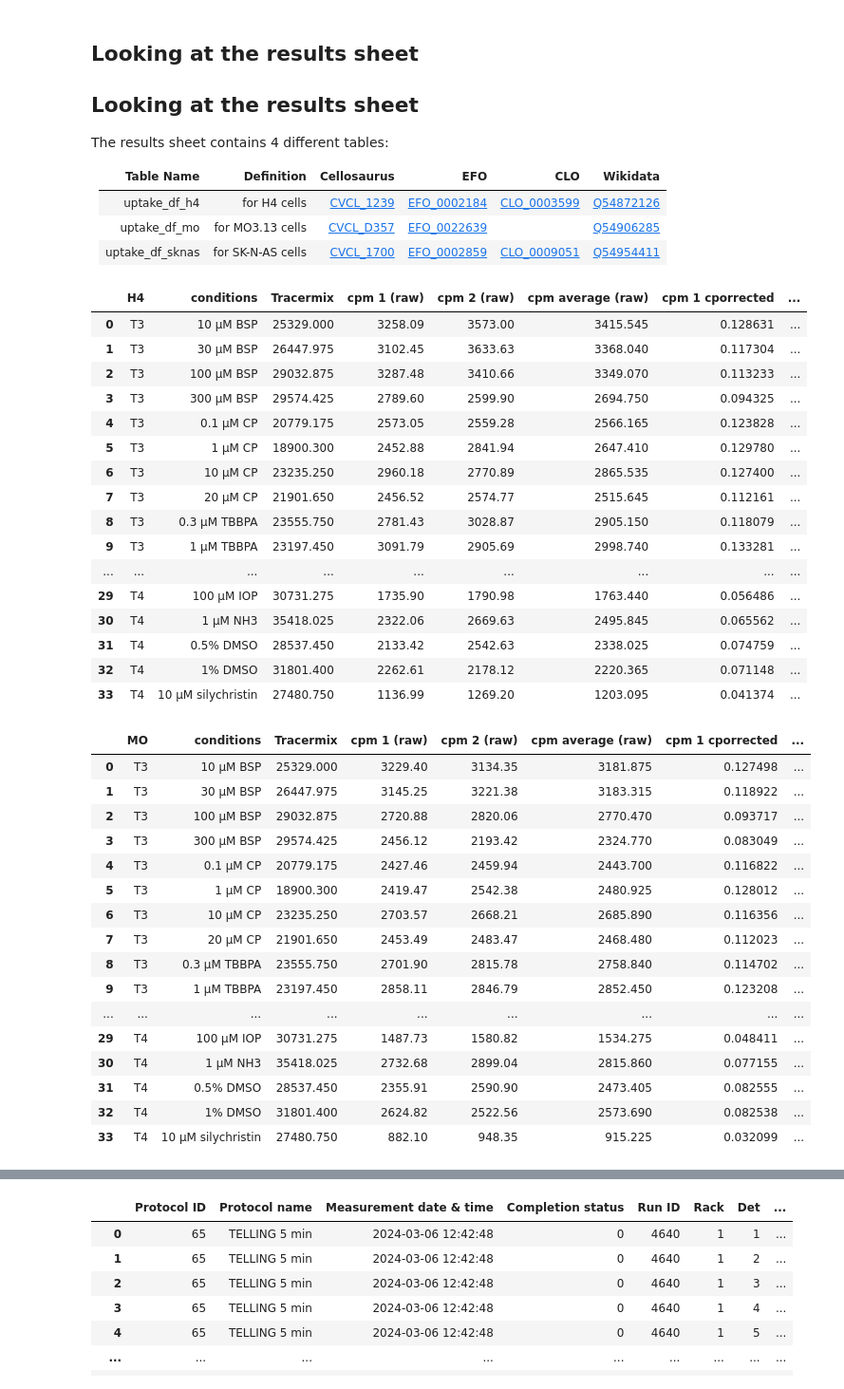
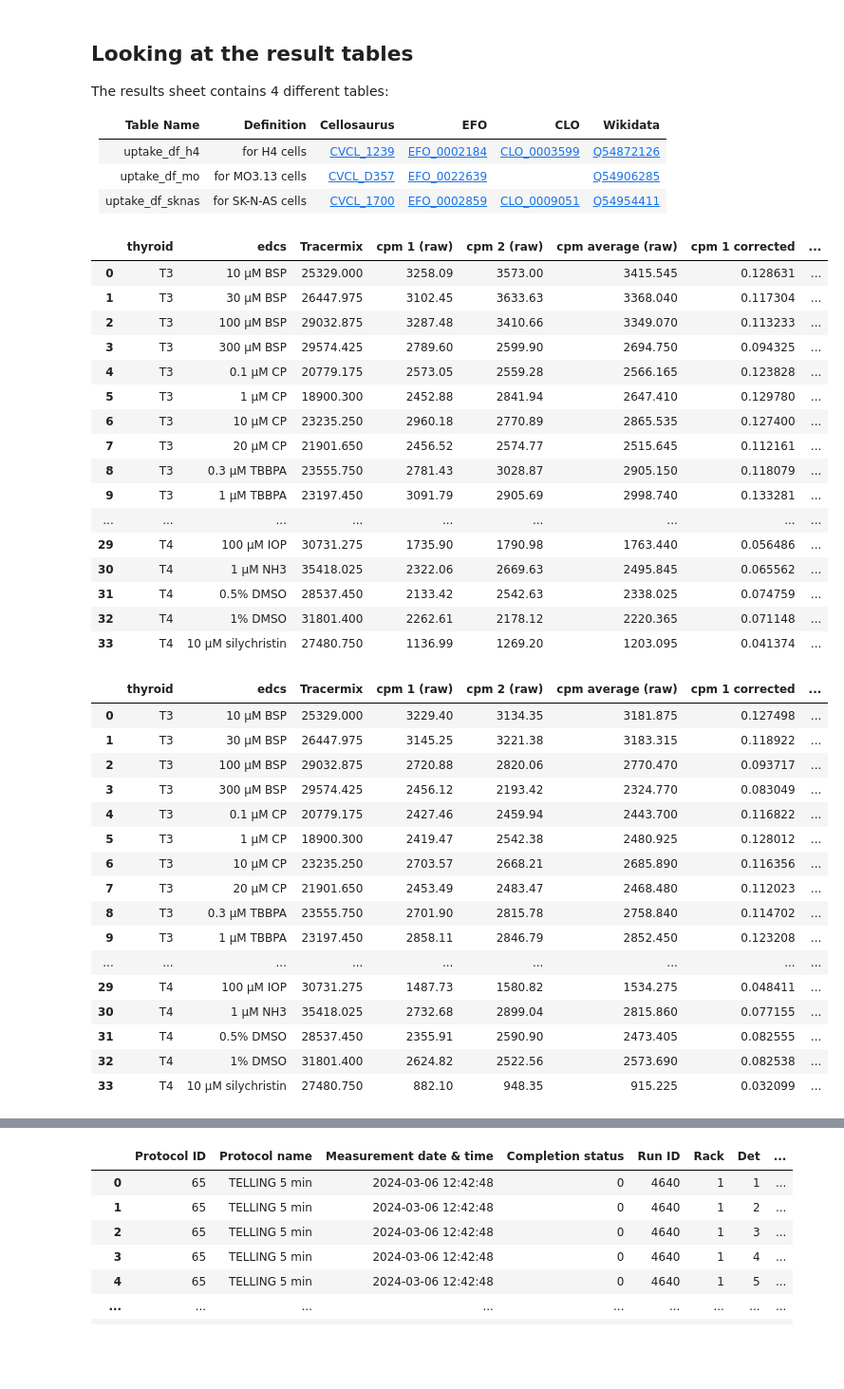
Before and after one commit to jmillanacosta/VHP4Safety2.4_1.1, a Jupyter notebook: 00_explore_uptake.ipynb, the cells around one changed output, grey strips where cells are left out. Shown: that part at 95% size. Saved outputs shown, nothing was run; the diff lists cells and outputs as text; code cells hidden in the pictures; blank space fills up the shorter version.

```diff
--- a/00_explore_uptake.ipynb
+++ b/00_explore_uptake.ipynb
@@ -21,10 +22,10 @@
 # %%
 import pandas as pd
 import numpy as np
+# %%
+columns = ["thyroid", "edcs", "Tracermix", "cpm 1 (raw)", "cpm 2 (raw)", "cpm average (raw)", "cpm 1 corrected", "cpm 2 corrected", "average cpm corrected", "%uptake 1 tov DMSO", "%uptake 2 tov DMSO", "avg %uptake", "std %uptake"]
 # %% [markdown]
-## Looking at the results sheet
-
-## Looking at the results sheet
+## Looking at the result tables
 
 The results sheet contains 4 different tables:
 
@@ -35,18 +36,18 @@ The results sheet contains 4 different tables:
 | uptake_df_sknas| for SK-N-AS cells | [CVCL_1700](https://www.cellosaurus.org/CVCL_1700) | [EFO_0002859](http://www.ebi.ac.uk/efo/EFO_0002859) | [CLO_0009051](http://purl.obolibrary.org/obo/CLO_0009051) | [Q54954411](https://www.wikidata.org/wiki/Q54954411) |
 # %%
 uptake_df_h4 = pd.read_excel(
-    "/home/javi/code/VHP4SAFETY/WP24_to_WP11/data/20240306_CP_TBBPA_BSP_NH3_IOP.xlsx",
+    "data/20240306_ CP_TBBPA_BSP_NH3_IOP.xlsx",
     sheet_name="uptake 06-03",
     skiprows=6,
     header=0,
     usecols="I:U",
     nrows=35
 )
-uptake_df_h4.rename(columns={uptake_df_h4.columns[1]: "conditions"}, inplace=True)
-uptake_df_h4["H4"].fillna(method="ffill", inplace=True)
+uptake_df_h4.columns = columns
+uptake_df_h4["thyroid"].fillna(method="ffill", inplace=True)
 uptake_df_h4
 # %% [output]
-|  | H4 | conditions | Tracermix | cpm 1 (raw) | cpm 2 (raw) | cpm average (raw) | cpm 1 cporrected | ... |
+|  | thyroid | edcs | Tracermix | cpm 1 (raw) | cpm 2 (raw) | cpm average (raw) | cpm 1 corrected | ... |
 | 0 | T3 | 10 µM BSP | 25329.000 | 3258.09 | 3573.00 | 3415.545 | 0.128631 | ... |
 | 1 | T3 | 30 µM BSP | 26447.975 | 3102.45 | 3633.63 | 3368.040 | 0.117304 | ... |
 | 2 | T3 | 100 µM BSP | 29032.875 | 3287.48 | 3410.66 | 3349.070 | 0.113233 | ... |
@@ -65,18 +66,18 @@ uptake_df_h4
 | 33 | T4 | 10 µM silychristin | 27480.750 | 1136.99 | 1269.20 | 1203.095 | 0.041374 | ... |
 # %%
 uptake_df_mo = pd.read_excel(
-    "/home/javi/code/VHP4SAFETY/WP24_to_WP11/data/20240306_CP_TBBPA_BSP_NH3_IOP.xlsx",
+    "data/20240306_ CP_TBBPA_BSP_NH3_IOP.xlsx",
     sheet_name="uptake 06-03",
     skiprows=43,
     header=0,
     usecols="I:U",
     nrows=35,
 )
-uptake_df_mo.rename(columns={uptake_df_mo.columns[1]: "conditions"}, inplace=True)
-uptake_df_mo["MO"].fillna(method="ffill", inplace=True)
+uptake_df_mo.columns = columns
+uptake_df_mo["thyroid"].fillna(method="ffill", inplace=True)
 uptake_df_mo
 # %% [output]
-|  | MO | conditions | Tracermix | cpm 1 (raw) | cpm 2 (raw) | cpm average (raw) | cpm 1 cporrected | ... |
+|  | thyroid | edcs | Tracermix | cpm 1 (raw) | cpm 2 (raw) | cpm average (raw) | cpm 1 corrected | ... |
 | 0 | T3 | 10 µM BSP | 25329.000 | 3229.40 | 3134.35 | 3181.875 | 0.127498 | ... |
 | 1 | T3 | 30 µM BSP | 26447.975 | 3145.25 | 3221.38 | 3183.315 | 0.118922 | ... |
 | 2 | T3 | 100 µM BSP | 29032.875 | 2720.88 | 2820.06 | 2770.470 | 0.093717 | ... |
```
Also changed, not shown: parts of 12 cells of this notebook.
